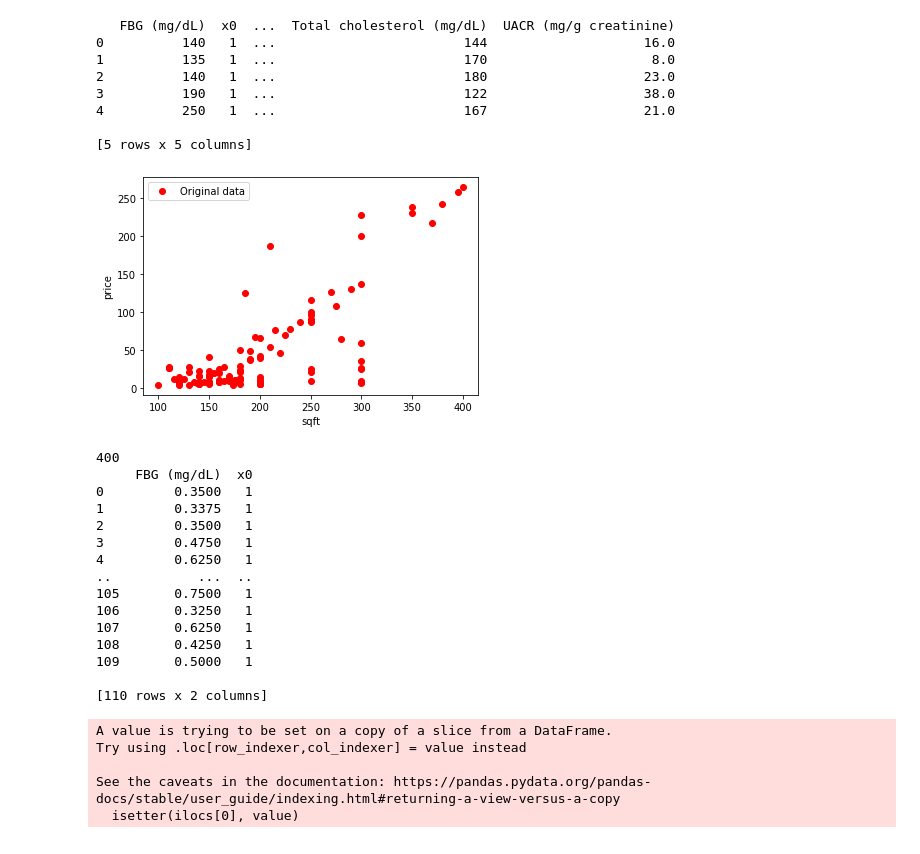
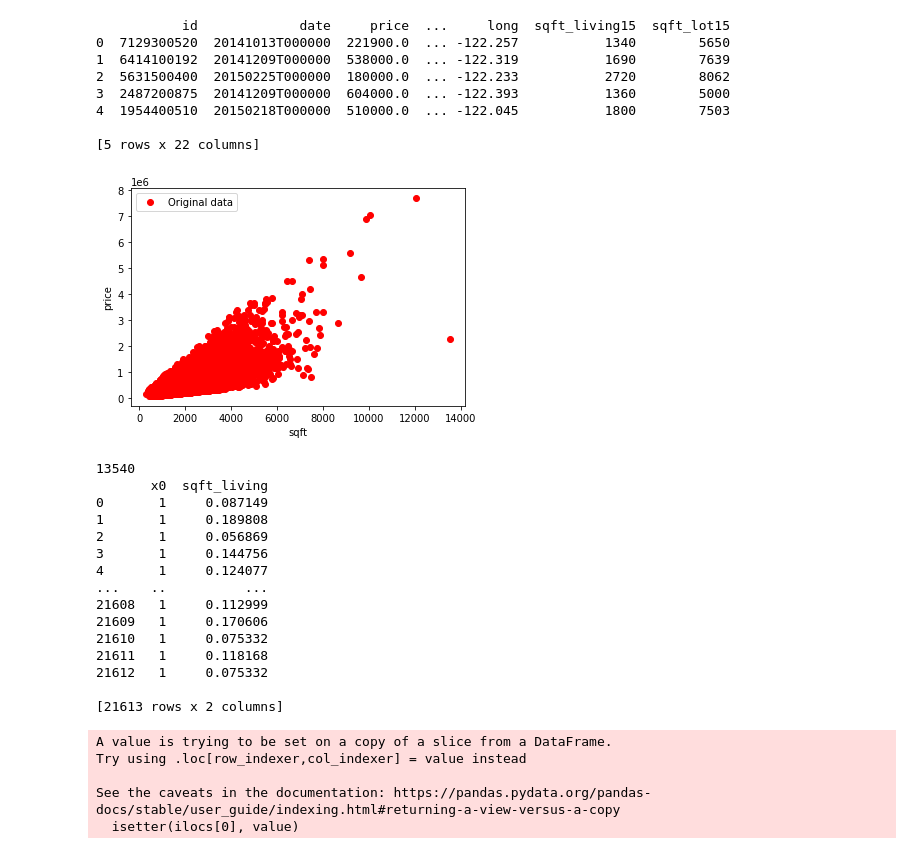
Before and after one commit to hossammohamed26/ML-LinearRegressionOneVariable, a Jupyter notebook: LinearReg.ipynb, the cells around one changed output. Drawn from its saved outputs; the diff is of its cells as text; code cells hidden in the pictures.

```diff
--- a/LinearReg.ipynb
+++ b/LinearReg.ipynb
@@ -5,51 +3,52 @@ import numpy as np
 import matplotlib.pyplot as plt
 import pandas as pd
 # %%
-dataset = pd.read_csv('diabetic_kidney_disease.csv')
+dataset = pd.read_csv('house_data.csv')
 # %%
-dataset.insert(1,"x0",1)
+dataset.insert(5,"x0",1)
 print (dataset.head())
 # %% [output]
-   FBG (mg/dL)  x0  ...  Total cholesterol (mg/dL)  UACR (mg/g creatinine)
-0          140   1  ...                        144                    16.0
-1          135   1  ...                        170                     8.0
-2          140   1  ...                        180                    23.0
-3          190   1  ...                        122                    38.0
-4          250   1  ...                        167                    21.0
+           id             date     price  ...     long  sqft_living15  sqft_lot15
+0  7129300520  20141013T000000  221900.0  ... -122.257           1340        5650
+1  6414100192  20141209T000000  538000.0  ... -122.319           1690        7639
+2  5631500400  20150225T000000  180000.0  ... -122.233           2720        8062
+3  2487200875  20141209T000000  604000.0  ... -122.393           1360        5000
+4  1954400510  20150218T000000  510000.0  ... -122.045           1800        7503
 
-[5 rows x 5 columns]
+[5 rows x 22 columns]
 # %%
-x_data = dataset.iloc[:,[0,1]]
-y_data = dataset.iloc[:,-1]
-plt.plot(x_data.iloc[:,0], y_data, 'ro', label='Original data')
+x_data = dataset.iloc[:,[5,6]]
+y_data = dataset['price']
+plt.plot(x_data.iloc[:,1], y_data, 'ro', label='Original data')
 plt.xlabel("sqft")
 plt.ylabel("price")
 plt.legend()
 plt.show()
 # %% [output]
-[figure, old version]
+[figure, new version]
 # %%
 #scaling
-x_max=x_data.iloc[:,0].max()
-x_data.iloc[:,0]=x_data.iloc[:,0]/x_max
+x_max=x_data.iloc[:,1].max()
+x_min=x_data.iloc[:,1].min()
+x_data.iloc[:,1]=(x_data.iloc[:,1])/(x_max)
 print(x_max)
 print(x_data)
 # %% [output]
-400
-     FBG (mg/dL)  x0
-0         0.3500   1
-1         0.3375   1
-2         0.3500   1
-3         0.4750   1
-4         0.6250   1
-..           ...  ..
-105       0.7500   1
-106       0.3250   1
-107       0.6250   1
-108       0.4250   1
-109       0.5000   1
+13540
+       x0  sqft_living
+0       1     0.087149
+1       1     0.189808
+2       1     0.056869
+3       1     0.144756
+4       1     0.124077
+...    ..          ...
+21608   1     0.112999
+21609   1     0.170606
+21610   1     0.075332
+21611   1     0.118168
+21612   1     0.075332
 
-[110 rows x 2 columns]
+[21613 rows x 2 columns]
 A value is trying to be set on a copy of a slice from a DataFrame.
 Try using .loc[row_indexer,col_indexer] = value instead
 
```
Also changed, not shown: parts of 11 cells of this notebook.
